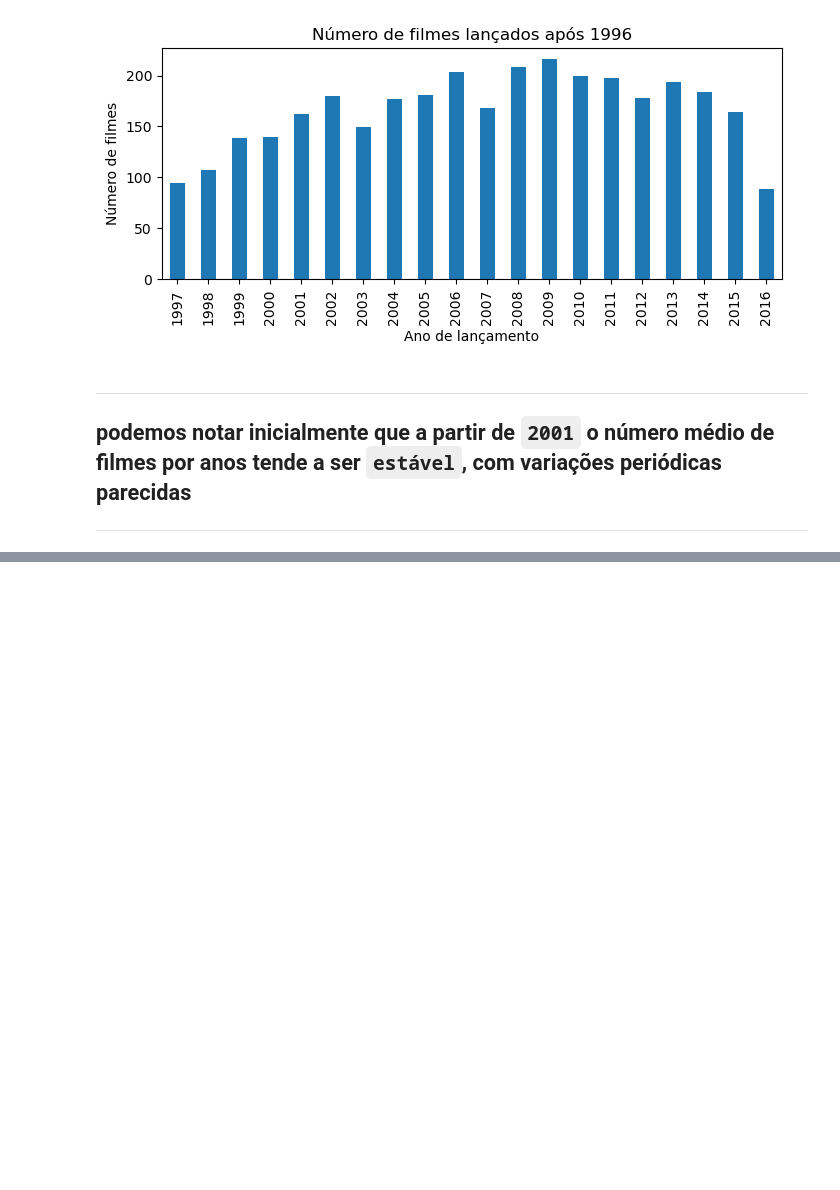
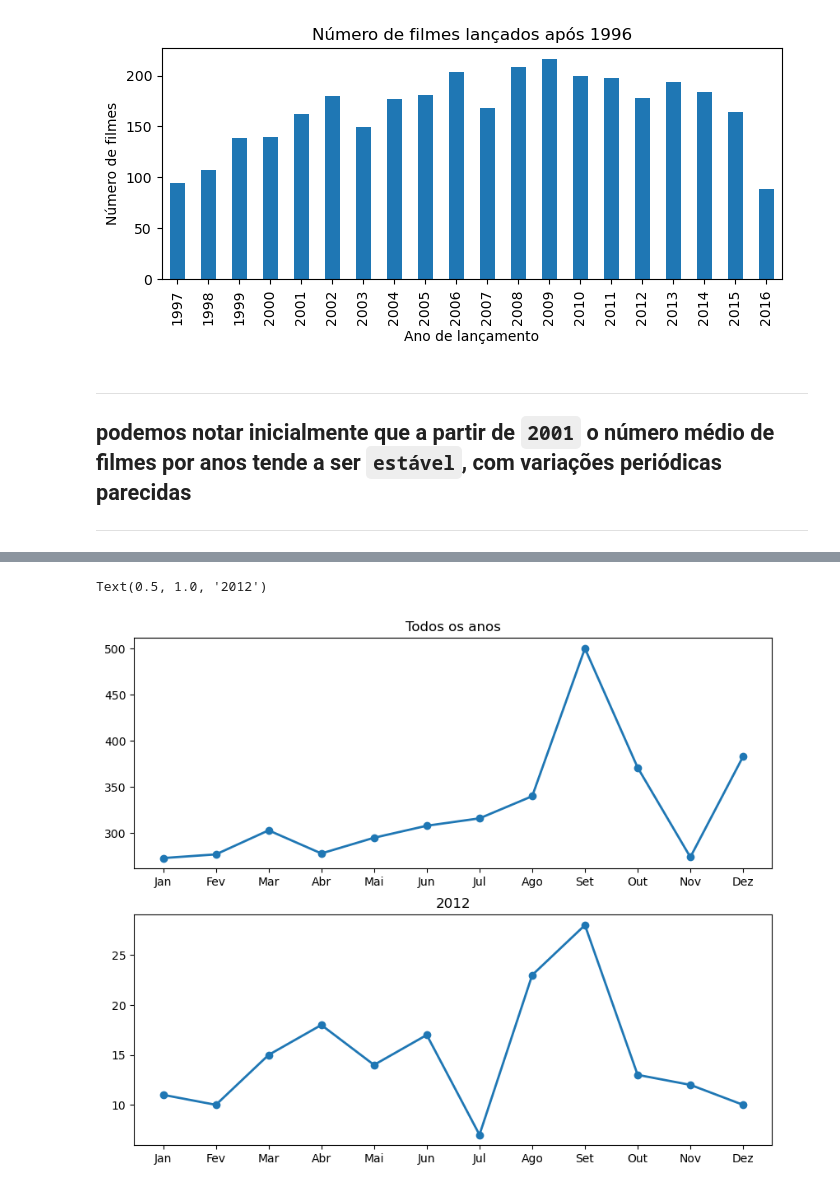
Before and after one commit to MiguelFreire-bit/IMDB-Analise_de_tendencia_de_lancamento, a Jupyter notebook: Analise_de_tendencia_de_lançamento.ipynb, the cells around one changed output, grey strips where cells are left out. Saved outputs shown, nothing was run; the diff lists cells and outputs as text; code cells hidden in the pictures; blank space fills up the shorter version.

```diff
--- a/Analise_de_tendencia_de_lançamento.ipynb
+++ b/Analise_de_tendencia_de_lançamento.ipynb
@@ -379,0 +549,3 @@ plt.grid(True)
+# %%
+df_2012 = df.query('`Ano de lancamento` == 2012')
+df_2012.head(2)
@@ -379,0 +557,16 @@ plt.grid(True)
+# %%
+grupo_por_mês_2012 = df_2012.groupby('mes_lancamento')
+
+filmes_por_mes_2012 = pd.DataFrame(grupo_por_mês_2012['Título original'].count())
+filmes_por_mes_2012.index.name = 'mes'
+filmes_por_mes_2012.columns = ['quantidade']
+
+dicionario_meses = {1:'Jan',2:'Fev',3:'Mar',4:'Abr',
+                    5:'Mai',6:'Jun',7:'Jul',8:'Ago',
+                    9:'Set',10:'Out',11:'Nov',12:'Dez'}
+filmes_por_mes_2012.index = filmes_por_mes_2012.index.map(dicionario_meses)
+
+meses = list(dicionario_meses.values())
+print(meses)
+
+filmes_por_mes_2012
@@ -379,0 +589,17 @@ plt.grid(True)
+# %%
+meses_2012 = filmes_por_mes_2012.index
+valores_2012 = grupo_por_mês_2012['mes_lancamento'].value_counts()
+
+# Criar a figura e os subplots
+fig, axes = plt.subplots(2, 1, figsize=(10, 8))
+
+# plot 1
+axes[0].plot(meses,valores, lw=2, marker='o')
+axes[0].set_title('Todos os anos')
+
+# plot 2
+axes[1].plot(meses_2012, valores_2012, lw=2, marker='o')
+axes[1].set_title('2012')
+# %% [output]
+Text(0.5, 1.0, '2012')
+[figure, added]
```
Also changed, not shown: parts of 26 cells of this notebook.
